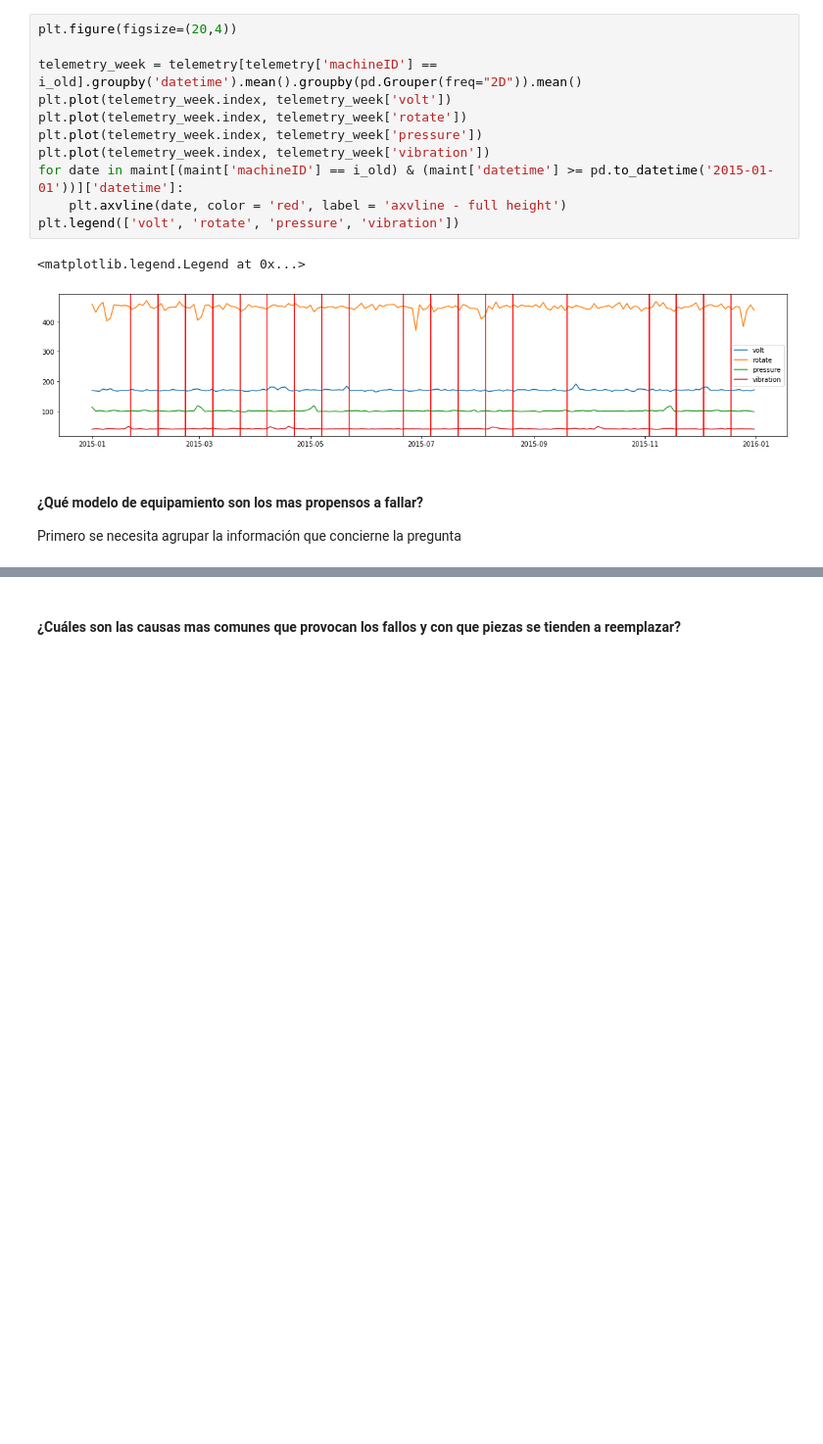
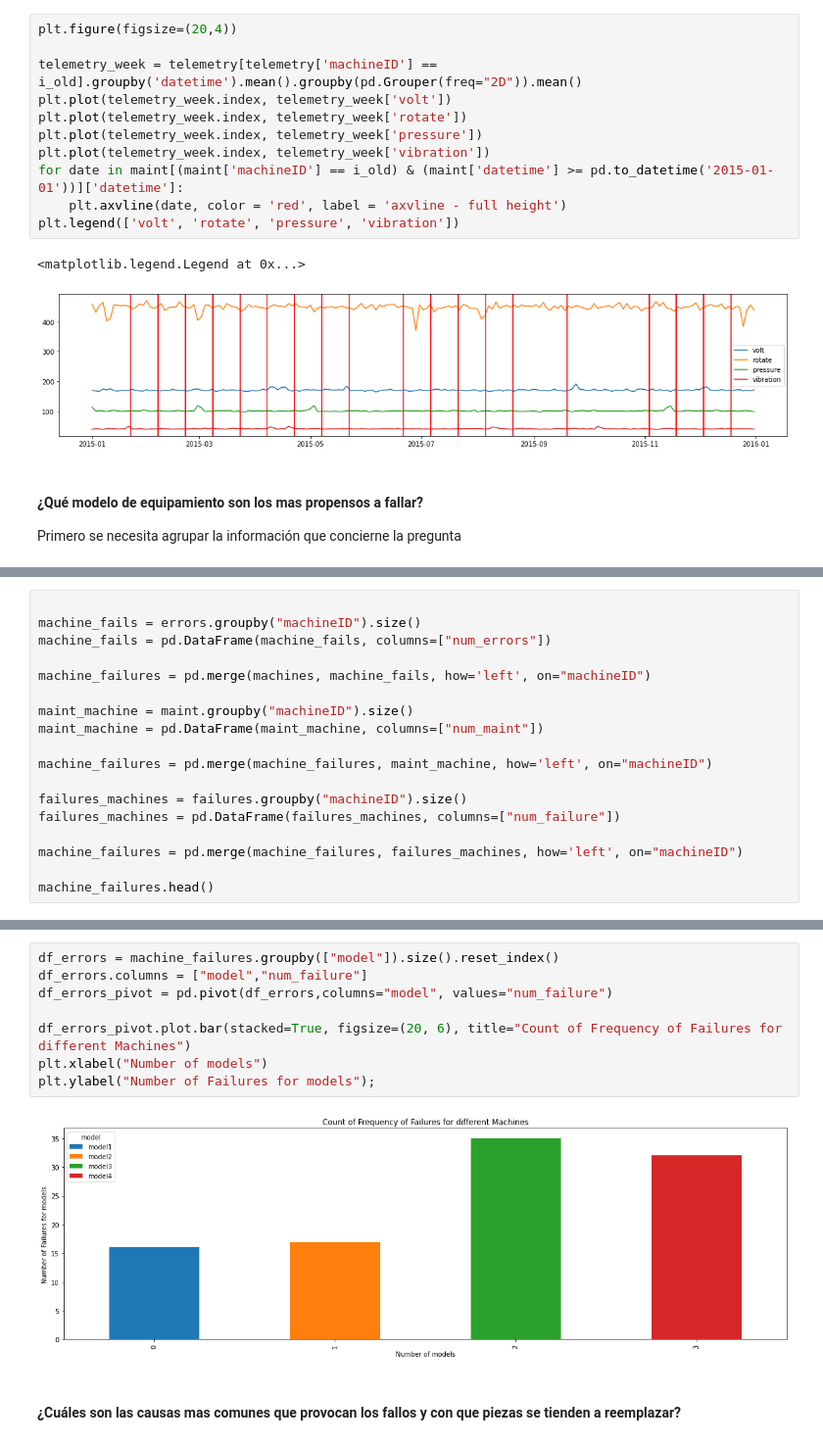
Before and after one commit to Brami01/TIC_Project_PM, a Jupyter notebook: main.ipynb, the cells around one changed output, grey strips where cells are left out. Shown at 98% size. Drawn from its saved outputs; the diff is of its cells as text; blank space fills up the shorter version.

```diff
--- a/main.ipynb
+++ b/main.ipynb
@@ -189,0 +209,18 @@ Primero se necesita agrupar la información que concierne la pregunta
+# %%
+
+machine_fails = errors.groupby("machineID").size()
+machine_fails = pd.DataFrame(machine_fails, columns=["num_errors"])
+
+machine_failures = pd.merge(machines, machine_fails, how='left', on="machineID")
+
+maint_machine = maint.groupby("machineID").size()
+maint_machine = pd.DataFrame(maint_machine, columns=["num_maint"])
+
+machine_failures = pd.merge(machine_failures, maint_machine, how='left', on="machineID")
+
+failures_machines = failures.groupby("machineID").size()
+failures_machines = pd.DataFrame(failures_machines, columns=["num_failure"])
+
+machine_failures = pd.merge(machine_failures, failures_machines, how='left', on="machineID")
+
+machine_failures.head()
@@ -190,2 +234,12 @@ Primero se necesita agrupar la información que concierne la pregunta
+# %%
+df_errors = machine_failures.groupby(["model"]).size().reset_index()
+df_errors.columns = ["model","num_failure"]
+df_errors_pivot = pd.pivot(df_errors,columns="model", values="num_failure")
+
+df_errors_pivot.plot.bar(stacked=True, figsize=(20, 6), title="Count of Frequency of Failures for different Machines")
+plt.xlabel("Number of models")
+plt.ylabel("Number of Failures for models");
+# %% [output]
+[figure, added]
 # %% [markdown]
 #### ¿Cuáles son las causas mas comunes que provocan los fallos y con que piezas se tienden a reemplazar?
```
Also changed, not shown: parts of 3 cells of this notebook.
